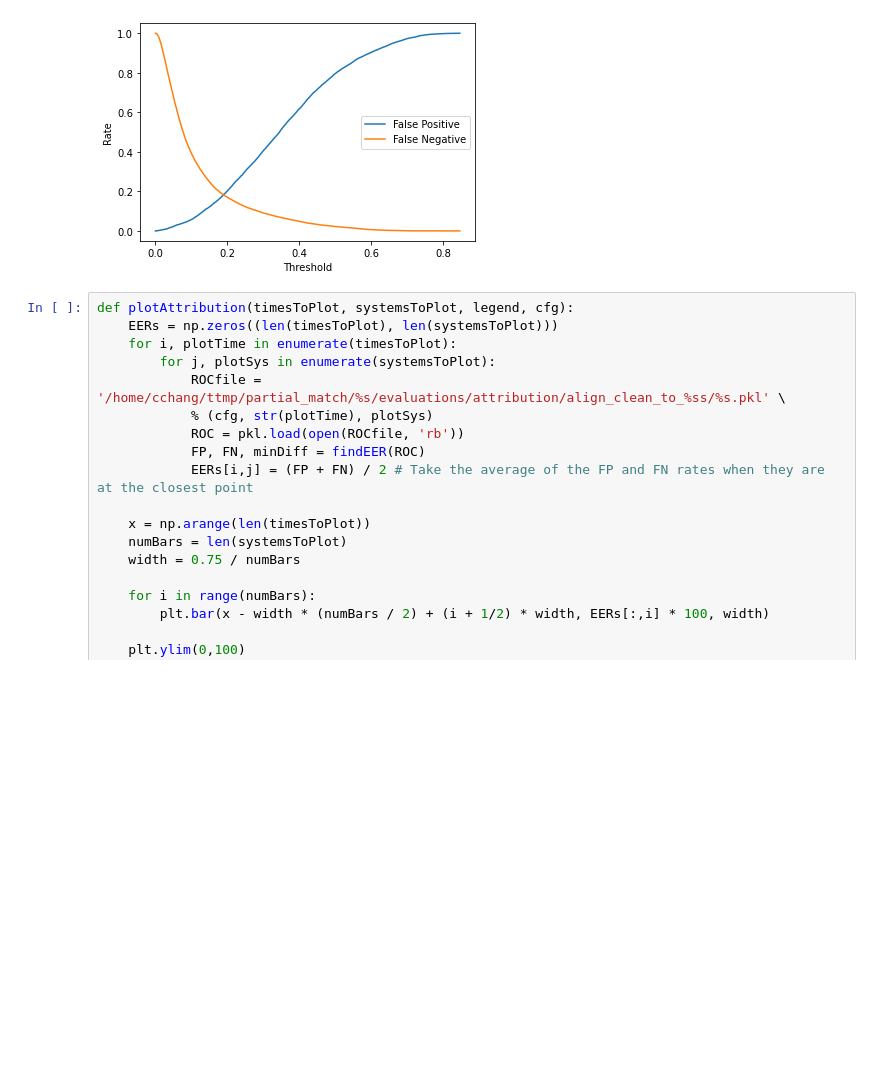
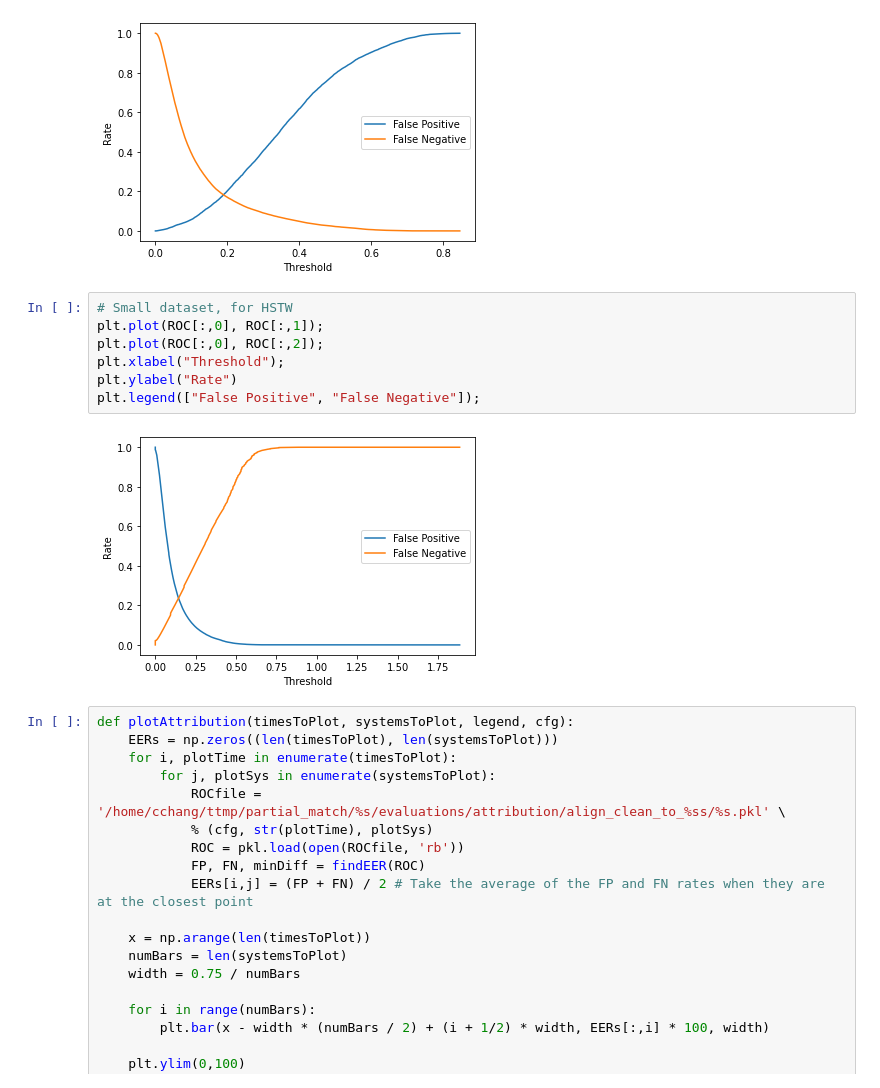
Before and after one commit to HMC-MIR/HSTW, a Jupyter notebook: 06_music_eval.ipynb, the cells around one changed output. Saved outputs shown, nothing was run; the diff lists cells and outputs as text; blank space fills up the shorter version.

```diff
--- a/06_music_eval.ipynb
+++ b/06_music_eval.ipynb
@@ -643,6 +625,15 @@ plt.ylabel("Rate")
 plt.legend(["False Positive", "False Negative"]);
 # %% [output]
 [figure]
+# %%
+# Small dataset, for HSTW
+plt.plot(ROC[:,0], ROC[:,1]);
+plt.plot(ROC[:,0], ROC[:,2]);
+plt.xlabel("Threshold");
+plt.ylabel("Rate")
+plt.legend(["False Positive", "False Negative"]);
+# %% [output]
+[figure, added]
 # %%
 def plotAttribution(timesToPlot, systemsToPlot, legend, cfg):
     EERs = np.zeros((len(timesToPlot), len(systemsToPlot)))
```
Also changed, not shown: parts of 12 cells of this notebook, 2 other files.
